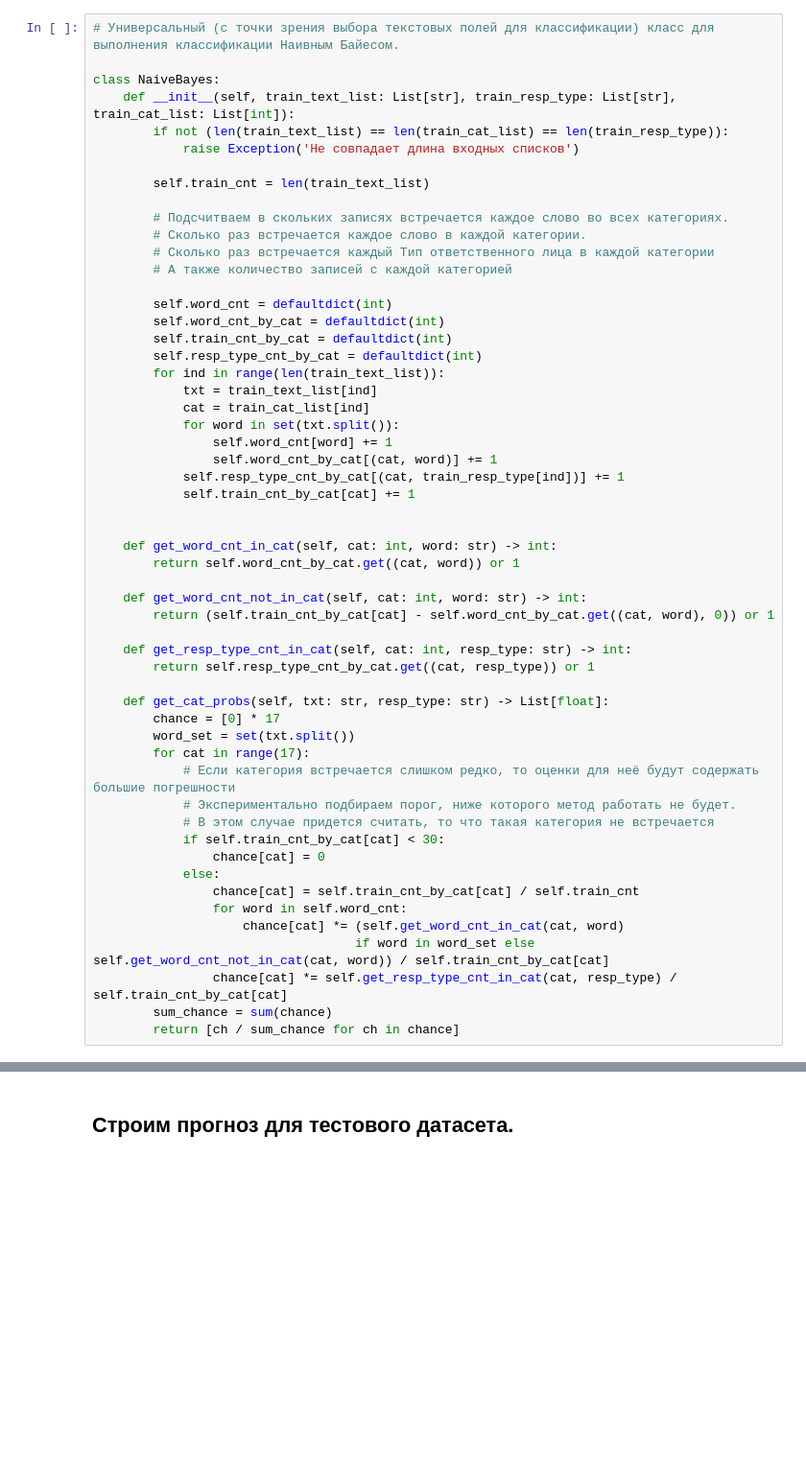
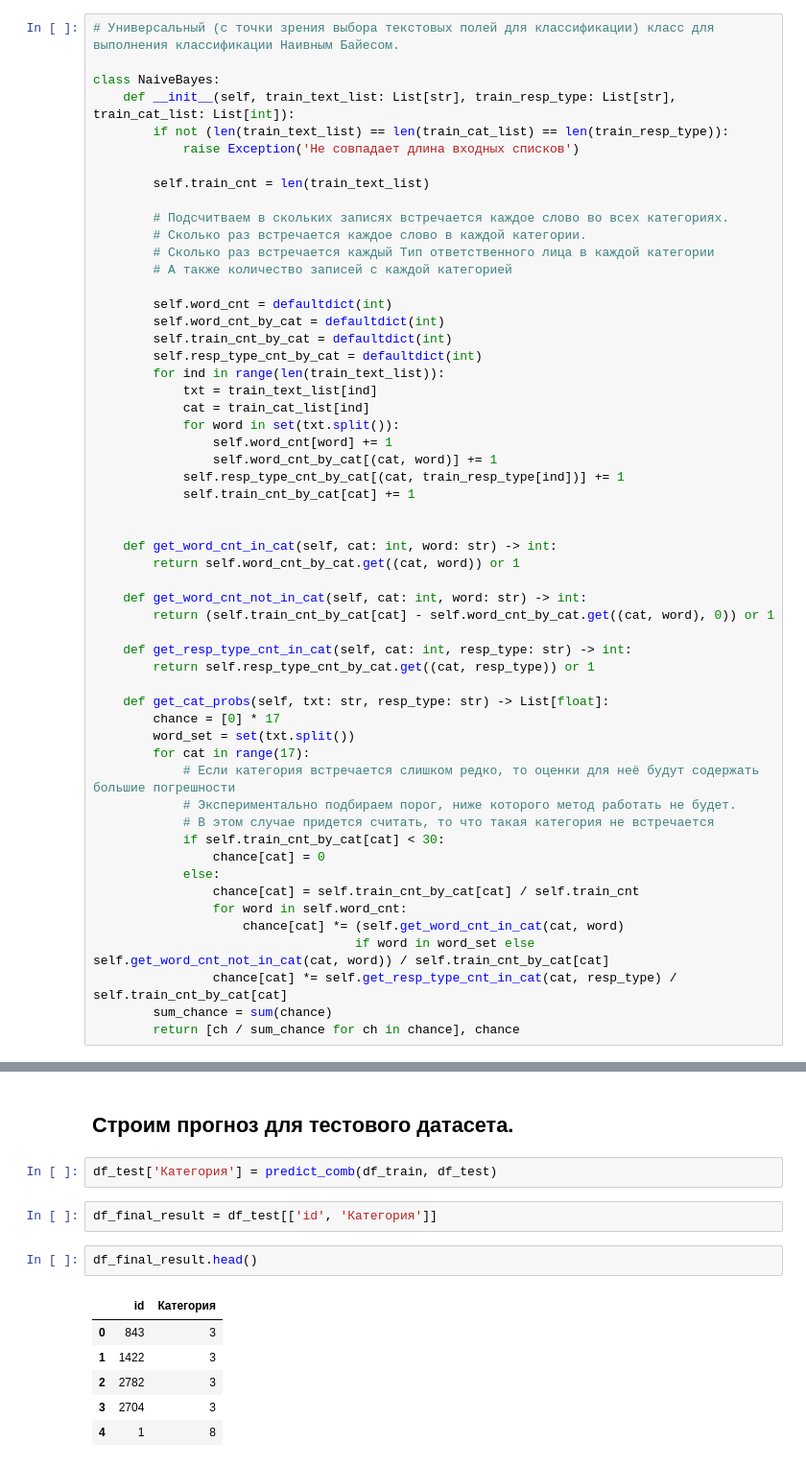
Before and after one commit to dmp2016/Digital2022Kursk, a Jupyter notebook: main.ipynb, the cells around one changed output, grey strips where cells are left out. Shown at 96% size. Drawn from its saved outputs; the diff is of its cells as text; blank space fills up the shorter version.

```diff
--- a/main.ipynb
+++ b/main.ipynb
@@ -365,7 +365,7 @@ class NaiveBayes:
                                    if word in word_set else self.get_word_cnt_not_in_cat(cat, word)) / self.train_cnt_by_cat[cat]
                 chance[cat] *= self.get_resp_type_cnt_in_cat(cat, resp_type) / self.train_cnt_by_cat[cat]
         sum_chance = sum(chance)
-        return [ch / sum_chance for ch in chance]
+        return [ch / sum_chance for ch in chance], chance
 # %% [markdown]
 Проверим, что получилось
 # %%
@@ -490,3 +492,16 @@ print_stat_check_cv_comb(r_comb)
 Статистика верных ответов. max: 599, min: 586, mean: 596.14, median: 596.0, sd: 2.3065992283012666
 # %% [markdown]
 ## Строим прогноз для тестового датасета.
+# %%
+df_test['Категория'] = predict_comb(df_train, df_test)
+# %%
+df_final_result = df_test[['id', 'Категория']]
+# %%
+df_final_result.head()
+# %% [output]
+|  | id | Категория |
+| 0 | 843 | 3 |
+| 1 | 1422 | 3 |
+| 2 | 2782 | 3 |
+| 3 | 2704 | 3 |
+| 4 | 1 | 8 |
```
Also changed, not shown: parts of 3 cells of this notebook.
